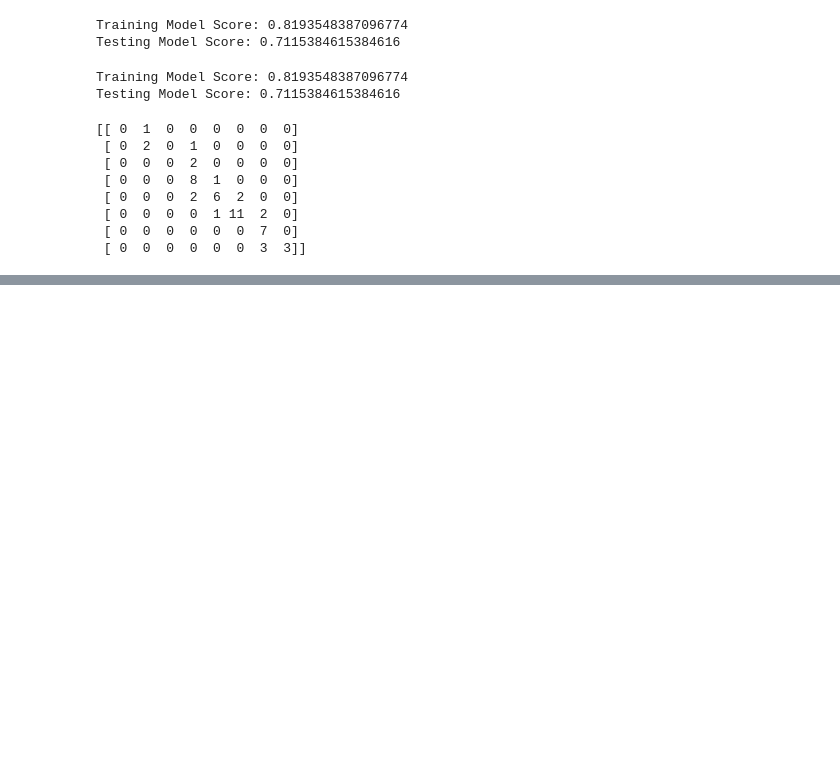
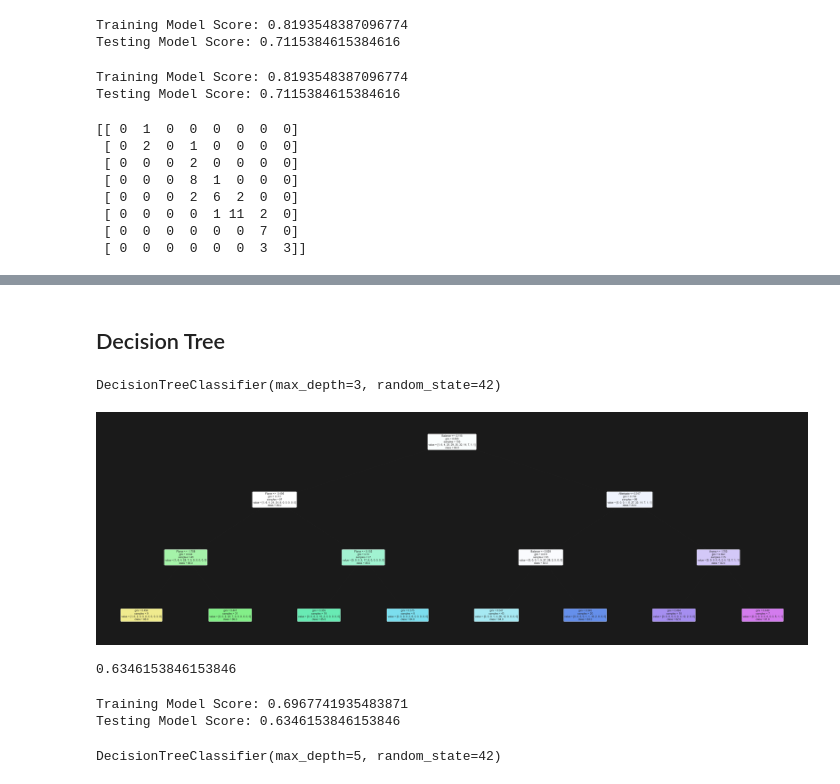
Before and after one commit to Cabone01/Coffee-Coffee, a Jupyter notebook: Coffee_Machine_Learning.ipynb, the cells around one changed output, grey strips where cells are left out. Saved outputs shown, nothing was run; the diff lists cells and outputs as text; code cells hidden in the pictures; blank space fills up the shorter version.

Commit message:
Decision Tree model being worked on

```diff
--- a/Coffee_Machine_Learning.ipynb
+++ b/Coffee_Machine_Learning.ipynb
@@ -266,0 +270,14 @@ Accordion(children=(VBox(children=(HTML(value='\n<h1 id="summary_53L0EO71A1EVHC5
+# %% [markdown]
+## Decision Tree
+# %%
+clf = DecisionTreeClassifier(max_depth=3, random_state=42)
+clf.fit(X_train_scaled, y_train)
+# %% [output]
+DecisionTreeClassifier(max_depth=3, random_state=42)
+# %%
+from sklearn import tree
+plt.figure(figsize=(90, 30), facecolor='k')
+tr = tree.plot_tree(clf, feature_names=X.columns, class_names=[str(x) for x in y.unique()], rounded=True, filled=True, fontsize=18)
+plt.show()
+# %% [output]
+[figure, added]
@@ -266,0 +286,16 @@ Accordion(children=(VBox(children=(HTML(value='\n<h1 id="summary_53L0EO71A1EVHC5
+# %%
+from sklearn import metrics
+metrics.accuracy_score(y_test, tree_prediction)
+# %% [output]
+0.6346153846153846
+# %%
+print(f"Training Model Score: {clf.score(X_train_scaled, y_train)}")
+print(f"Testing Model Score: {clf.score(X_test_scaled, y_test)}")
+# %% [output]
+Training Model Score: 0.6967741935483871
+Testing Model Score: 0.6346153846153846
+# %%
+clf_2 = DecisionTreeClassifier(max_depth=5, random_state=42)
+clf_2.fit(X_train_scaled, y_train)
+# %% [output]
+DecisionTreeClassifier(max_depth=5, random_state=42)
```
Also changed, not shown: parts of 10 cells of this notebook.
